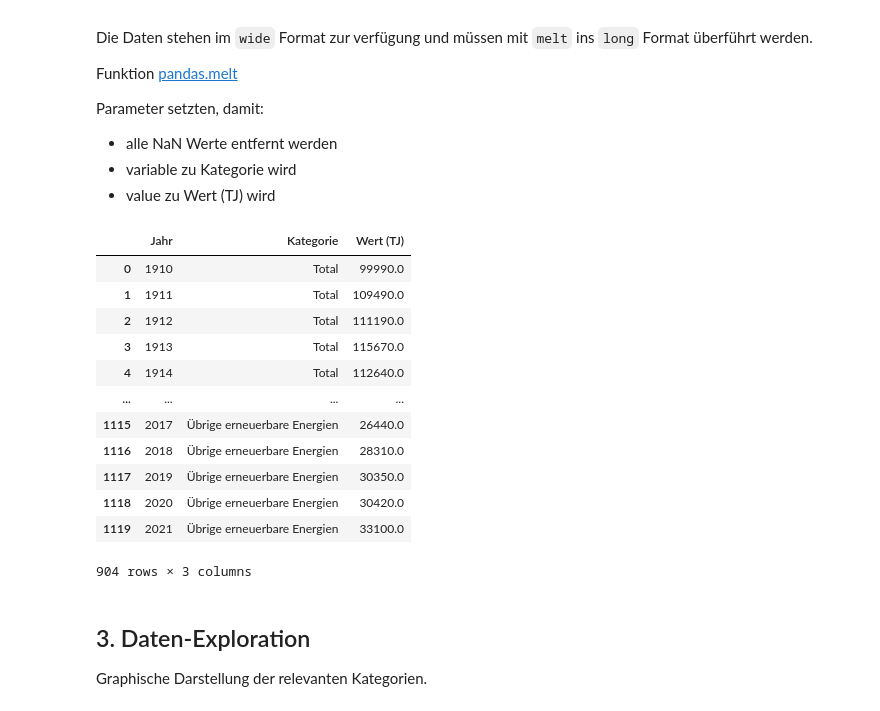
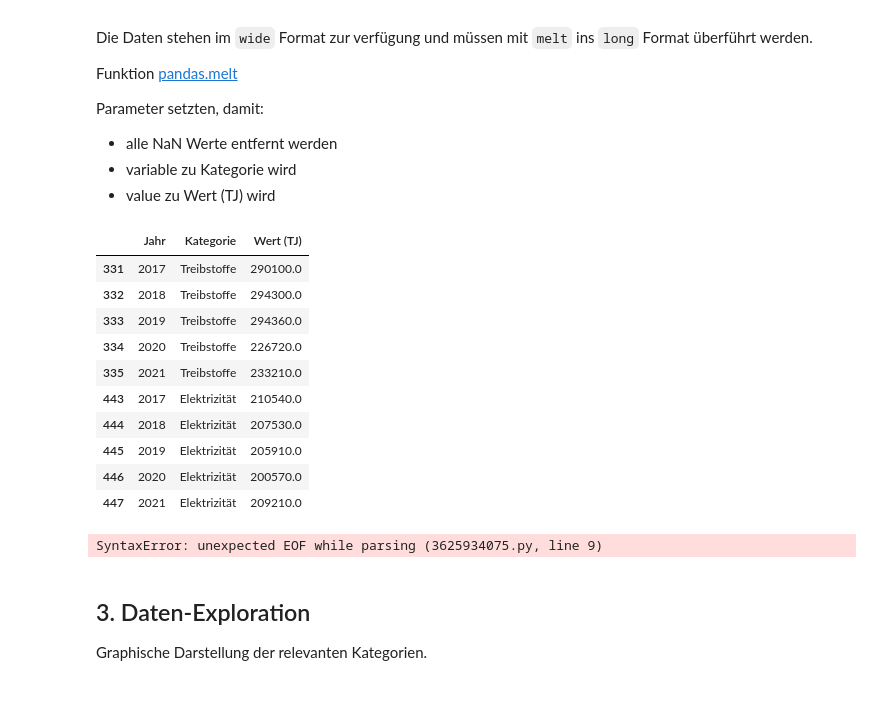
Before and after one commit to marco-weber/BMLD-2022-Informatik-Leistungsnachweis, a Jupyter notebook: Leistungsnachweisname_FilipaWeber_AnnaHasenfratz_EnyaJossen.ipynb, the cells around one changed output. Saved outputs shown, nothing was run; the diff lists cells and outputs as text; code cells hidden in the pictures.

```diff
--- a/Leistungsnachweisname_FilipaWeber_AnnaHasenfratz_EnyaJossen.ipynb
+++ b/Leistungsnachweisname_FilipaWeber_AnnaHasenfratz_EnyaJossen.ipynb
@@ -50,7 +60,6 @@ Für den Import wird die Funktion [pandas.read_csv](https://pandas.pydata.org/pa
 # %%
-import pandas as pandas
-df = pandas.read_csv('Endenergieverbrauch nach Energieträgern_clean.csv', engine='python', header=9, skipfooter=11, na_values='...')
-df
+df_energy = pandas.read_csv('Endenergieverbrauch nach Energieträgern_clean.csv', engine='python', header=9, skipfooter=11, na_values='...')
+df_energy
 # %% [output]
 |  | Jahr | Total | Erdölbrennstoffe | Treibstoffe | Elektrizität | Gas | Kohle und Koks | ... |
 | 0 | 1910 | 99990 | 240 | 500 | 3530 | 2220 | 76310 | ... |
@@ -76,22 +105,34 @@ Parameter setzten, damit:
 - variable zu Kategorie wird
 - value zu Wert (TJ) wird
 # %%
-df_long = df.melt(id_vars=["Jahr"],var_name='Kategorie',value_name='Wert (TJ)').dropna()
-df_long
+df_energy_long = df_energy.melt(id_vars=["Jahr"],var_name='Kategorie',value_name='Wert (TJ)').dropna()
+df_energy_reduced = df_energy_long[(df_energy_long["Jahr"] >= 2017)] # Only the last 5 years
+df_energy_reduced = df_energy_reduced[((df_energy_reduced["Kategorie"] == "Treibstoffe") | (df_energy_reduced["Kategorie"] == "Elektrizität"))]
+df_energy_reduced
 # %% [output]
 |  | Jahr | Kategorie | Wert (TJ) |
-| 0 | 1910 | Total | 99990.0 |
-| 1 | 1911 | Total | 109490.0 |
-| 2 | 1912 | Total | 111190.0 |
-| 3 | 1913 | Total | 115670.0 |
-| 4 | 1914 | Total | 112640.0 |
-| ... | ... | ... | ... |
-| 1115 | 2017 | Übrige erneuerbare Energien | 26440.0 |
-| 1116 | 2018 | Übrige erneuerbare Energien | 28310.0 |
-| 1117 | 2019 | Übrige erneuerbare Energien | 30350.0 |
-| 1118 | 2020 | Übrige erneuerbare Energien | 30420.0 |
-| 1119 | 2021 | Übrige erneuerbare Energien | 33100.0 |
+| 331 | 2017 | Treibstoffe | 290100.0 |
+| 332 | 2018 | Treibstoffe | 294300.0 |
+| 333 | 2019 | Treibstoffe | 294360.0 |
+| 334 | 2020 | Treibstoffe | 226720.0 |
+| 335 | 2021 | Treibstoffe | 233210.0 |
+| 443 | 2017 | Elektrizität | 210540.0 |
+| 444 | 2018 | Elektrizität | 207530.0 |
+| 445 | 2019 | Elektrizität | 205910.0 |
+| 446 | 2020 | Elektrizität | 200570.0 |
+| 447 | 2021 | Elektrizität | 209210.0 |
-904 rows × 3 columns
+# %%
+df_transport_long = df_transport.melt(id_vars=["Kategorie"],var_name='Jahr',value_name='Anzahl').dropna()
+df_transport_long = df_transport_long[['Jahr', 'Kategorie', 'Anzahl']] # reorder columns
+
+#reduce to 2020 (Corona-Jahr) and to "öffentlicher Strassenverkehr" and "Auto"
+df_transport_reduced = df_transport_long[(df_transport_long["Jahr"] == "2020")]
+df_transport_reduced[df_transport_reduced["Kategorie"]
+
+#df_transport_reduced = df_transport_reduced[((df_transport_reduced["Kategorie"] == Auto))]
+#  | (df_transport_reduced["Kategorie"] == "öffentlicher Strassenverkehr")
+# %% [output]
+SyntaxError: unexpected EOF while parsing (3625934075.py, line 9)
 # %% [markdown]
 ## 3. Daten-Exploration
 Graphische Darstellung der relevanten Kategorien.
```
Also changed, not shown: parts of 7 cells of this notebook.
